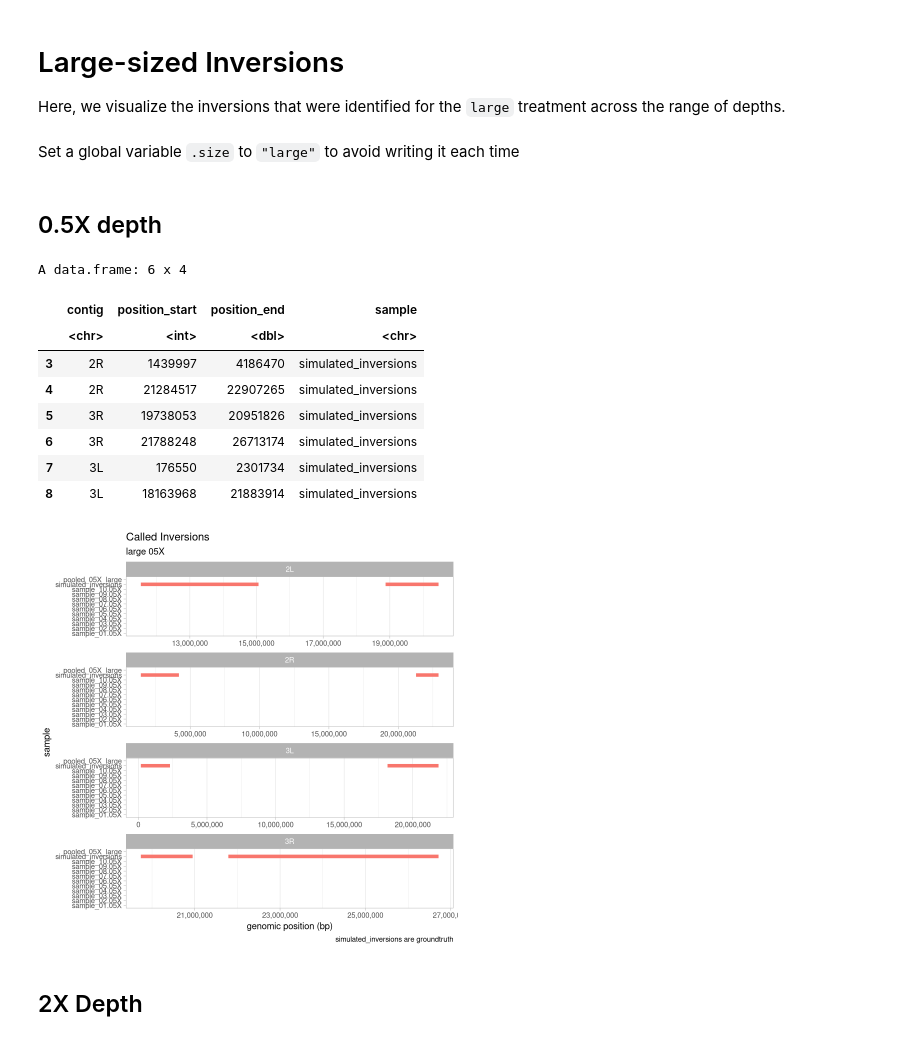
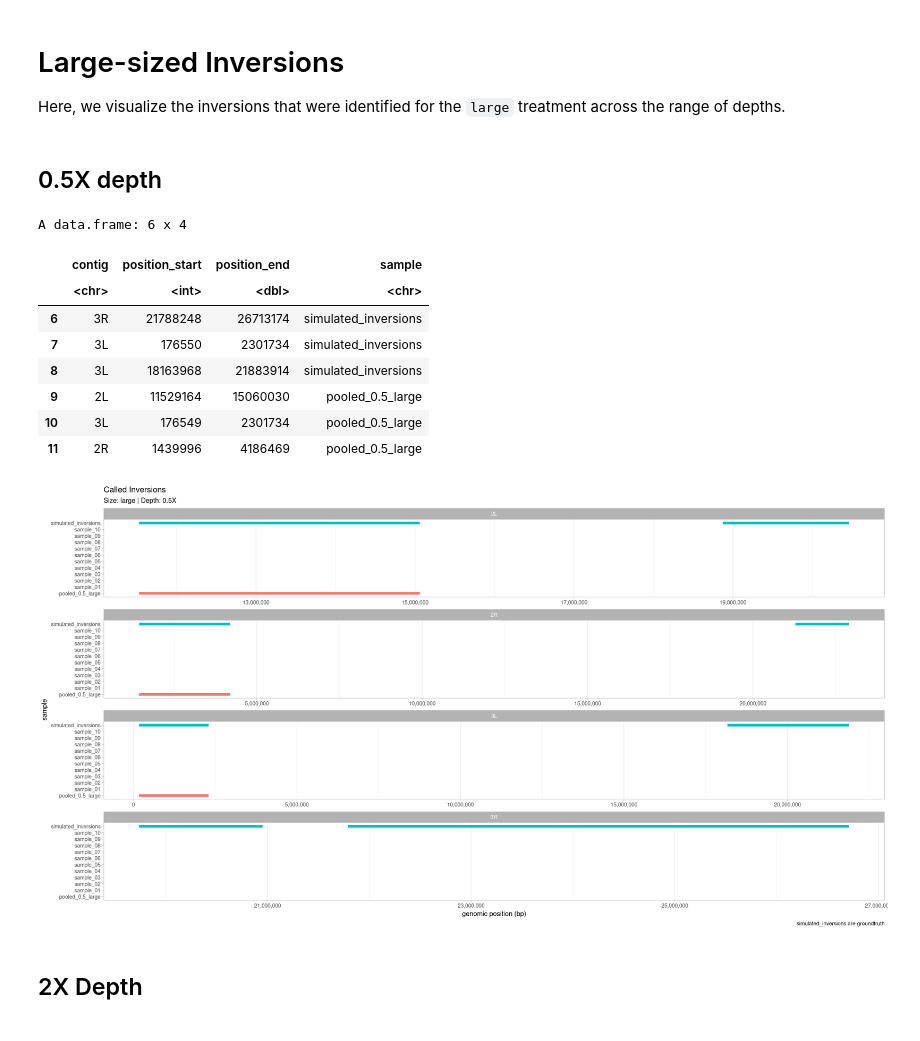
Before and after one commit to pdimens/haplotagging_simulations, a Jupyter notebook: check_called_inversions_large.ipynb, the cells around one changed output. Saved outputs shown, nothing was run; the diff lists cells and outputs as text; code cells hidden in the pictures.

```diff
--- a/check_called_inversions_large.ipynb
+++ b/check_called_inversions_large.ipynb
@@ -4,20 +8,16 @@ Here, we visualize the inversions that were identified for the `large` treatment
 # %%
-library(ggplot2)
-options(warn = -1)
 read_data <- function(size_treatment, depth){
-    truthfile <- paste0("simulated_data/inversions/", size_treatment, "/inv.", size_treatment,".vcf")
-    samplesfile <- paste("simulated_data/called_sv/leviathan", size_treatment, depth , "by_sample/inversions.bedpe", sep = "/")
-    poolfile <- paste("simulated_data/called_sv/leviathan", size_treatment, depth, "by_pop/inversions.bedpe", sep = "/")
+    .depth <- paste("depth",depth, sep = "_")
+    truthfile <- paste0("simulated_variants/inversions_genomes/", size_treatment, "/inv.", size_treatment,".vcf")
+    samplesfile <- paste("simulated_data/called_sv/leviathan", size_treatment, .depth, "by_sample/inversions.bedpe", sep = "/")
+    poolfile <- paste("simulated_data/called_sv/leviathan", size_treatment, .depth, "by_pop/inversions.bedpe", sep = "/")
 
     true_inversions <- read.table(truthfile, header = F)[,c(1,2,8)]
     true_inversions$V8 <- as.numeric(unlist(lapply(true_inversions$V8, function(X){gsub(".+END=", "", X)})))
     names(true_inversions) <- c("contig", "position_start", "position_end")
     true_inversions$sample <- "simulated_inversions"
 
-    sample_inversions <- read.table(
-        paste("simulated_data/called_sv/leviathan", size_treatment, depth, "by_sample/inversions.bedpe", sep = "/"),
-        header = T
-    )[,1:4]
+    sample_inversions <- read.table(samplesfile, header = T)[,1:4]
 
     pooled_inversions <- read.table(poolfile, header = T)
     pooled_inversions <- pooled_inversions[,c("population","contig", "position_start", "position_end")]
@@ -32,7 +32,7 @@ read_data <- function(size_treatment, depth){
 }
 
 plot_data <- function(data, size_treatment, depth){
-    axis_ticks <- c(paste0("sample_", sprintf("%02d", 1:10), ".", depth), "simulated_inversions", paste("pooled", depth, size_treatment, sep = "_"))
+    axis_ticks <- factor(c(paste("pooled", depth, size_treatment, sep = "_"), paste0("sample_", sprintf("%02d", 1:10)), "simulated_inversions"))
     ggplot(
         data,
         aes(
@@ -45,11 +45,9 @@ plot_data <- function(data, size_treatment, depth){
     ) +
         scale_x_continuous(labels = scales::comma) +
         scale_y_discrete(limits = axis_ticks) +
-        labs(title = "Called Inversions", subtitle = paste(size_treatment, depth), x = "genomic position (bp)", caption = "simulated_inversions are groundtruth") +
+        labs(title = "Called Inversions", subtitle = paste0("Size: ", size_treatment, " | Depth: ", depth,"X"), x = "genomic position (bp)", caption = "simulated_inversions are groundtruth") +
         geom_segment(linewidth = 2) +
         facet_wrap(~contig, ncol = 1, scales = "free_x") +
         theme_light() +
         theme(panel.grid.major.y = element_blank(), legend.position = "None")
 }
-# %% [markdown]
-Set a global variable `.size` to `"large"` to avoid writing it each time
@@ -58,22 +54,22 @@ Set a global variable `.size` to `"large"` to avoid writing it each time
 # %% [markdown]
 ## 0.5X depth
 # %%
-depth_05X <- read_data(.size, "05X")
+depth_05X <- read_data(.size, 0.5)
 tail(depth_05X)
 # %% [output]
 A data.frame: 6 x 4
 |  | contig | position_start | position_end | sample |
 |  | <chr> | <int> | <dbl> | <chr> |
-| 3 | 2R | 1439997 | 4186470 | simulated_inversions |
-| 4 | 2R | 21284517 | 22907265 | simulated_inversions |
-| 5 | 3R | 19738053 | 20951826 | simulated_inversions |
 | 6 | 3R | 21788248 | 26713174 | simulated_inversions |
 | 7 | 3L | 176550 | 2301734 | simulated_inversions |
 | 8 | 3L | 18163968 | 21883914 | simulated_inversions |
+| 9 | 2L | 11529164 | 15060030 | pooled_0.5_large |
+| 10 | 3L | 176549 | 2301734 | pooled_0.5_large |
+| 11 | 2R | 1439996 | 4186469 | pooled_0.5_large |
 # %%
-plot_data(depth_05X, .size, "05X")
+plot_data(depth_05X, .size, 0.5)
 # %% [output]
-[figure, old version]
+[figure, new version]
 # %% [markdown]
 ## 2X Depth
 # %%
```
Also changed, not shown: parts of 10 cells of this notebook, 14 other files.
